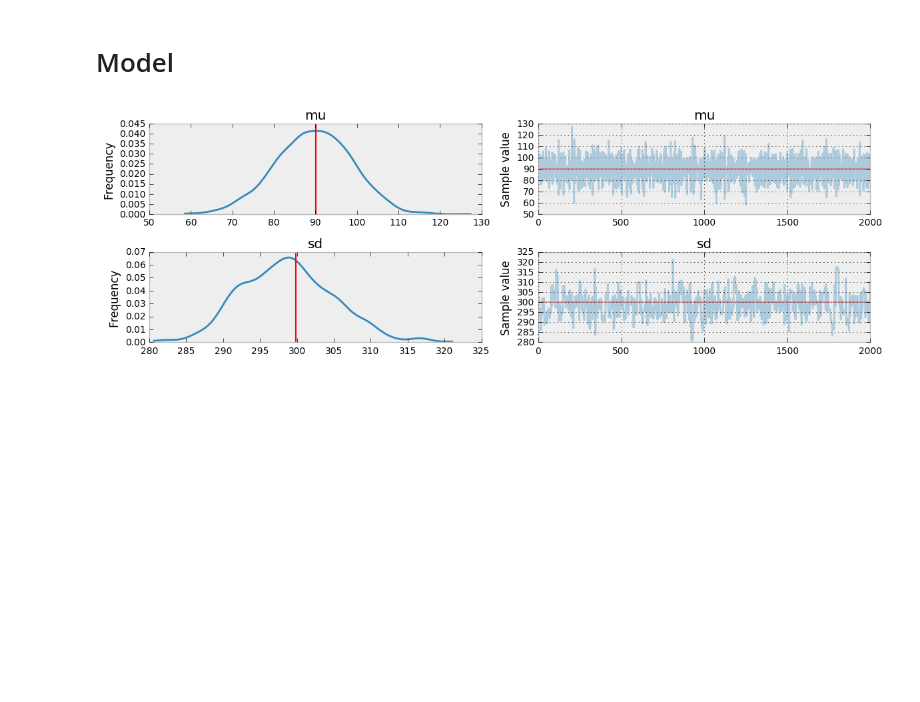
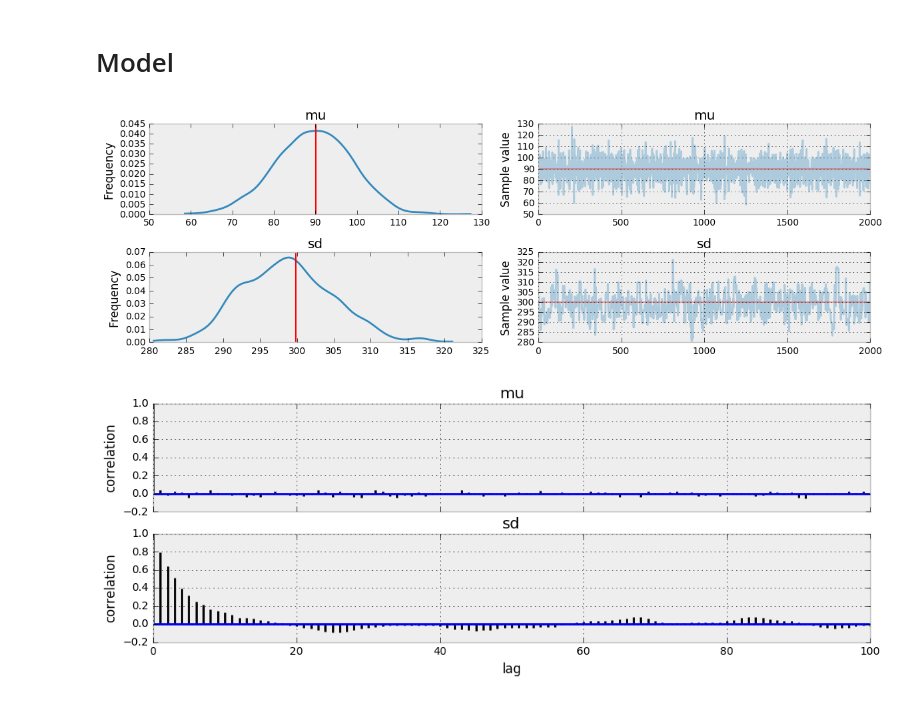
Before and after one commit to ct2034/miriam, a Jupyter notebook: learn/pyMC3/my_demo.ipynb, the cells around one changed output. Saved outputs shown, nothing was run; the diff lists cells and outputs as text; code cells hidden in the pictures; blank space fills up the shorter version.

```diff
--- a/learn/pyMC3/my_demo.ipynb
+++ b/learn/pyMC3/my_demo.ipynb
@@ -45,9 +45,11 @@ with pm.Model() as model:
 # %%
 _ = pm.traceplot(trace,
                  varnames=['mu', 'sd'],
                  lines={'mu': np.mean(y), 'sd': np.std(y)})
+_ = pm.autocorrplot(trace)
 # %% [output]
 [figure]
+[figure, added]
 # %%
 import matplotlib.mlab as mlab
 
```
Also changed, not shown: parts of 1 cell of this notebook.
